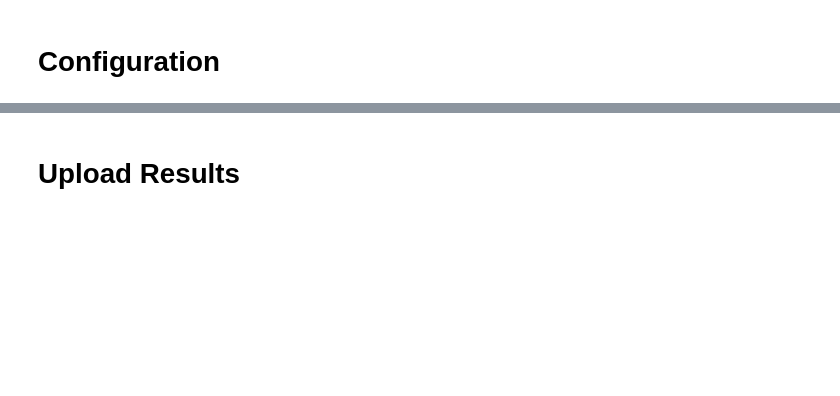
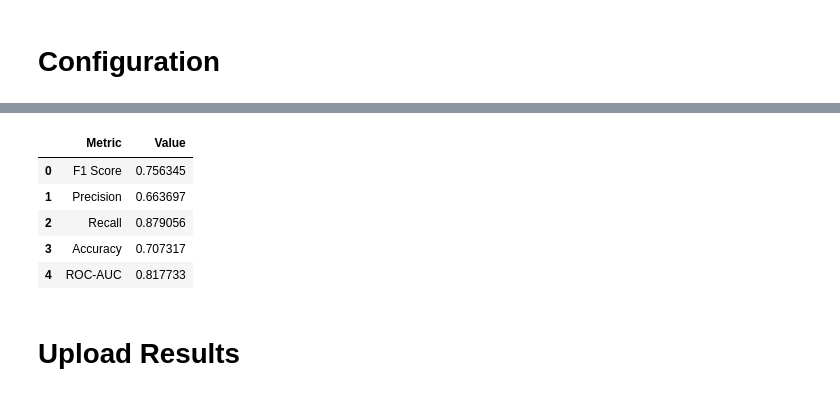
Before and after one commit to informatics-isi-edu/eye-ai-exec, a Jupyter notebook: notebooks/Sandbox_KB/VGG_LAC_Predict.ipynb, the cells around one changed output, grey strips where cells are left out. Cells and saved outputs as stored; diff of their text form; code cells hidden in the pictures; blank space fills up the shorter version.

```diff
--- a/notebooks/Sandbox_KB/VGG_LAC_Predict.ipynb
+++ b/notebooks/Sandbox_KB/VGG_LAC_Predict.ipynb
@@ -125,5 +258,12 @@ with execution.execute() as exec:
 # %%
-pd.read_csv( metrics_summary )
+pd.read_csv( '/data/kb_766/EyeAI_working/5-50TW/asset/VGG19_TrueCrop_Model_4-Z6K8_Sep_12_2025_metrics_summary.csv' )
+# %% [output]
+|  | Metric | Value |
+| 0 | F1 Score | 0.756345 |
+| 1 | Precision | 0.663697 |
+| 2 | Recall | 0.879056 |
+| 3 | Accuracy | 0.707317 |
+| 4 | ROC-AUC | 0.817733 |
 # %%
 preds = pd.read_csv( predictions_results )
 preds['Filename'].str.split( pat = "/", expand = True)[0].value_counts()
```
Also changed, not shown: parts of 18 cells of this notebook, 5 other files.
